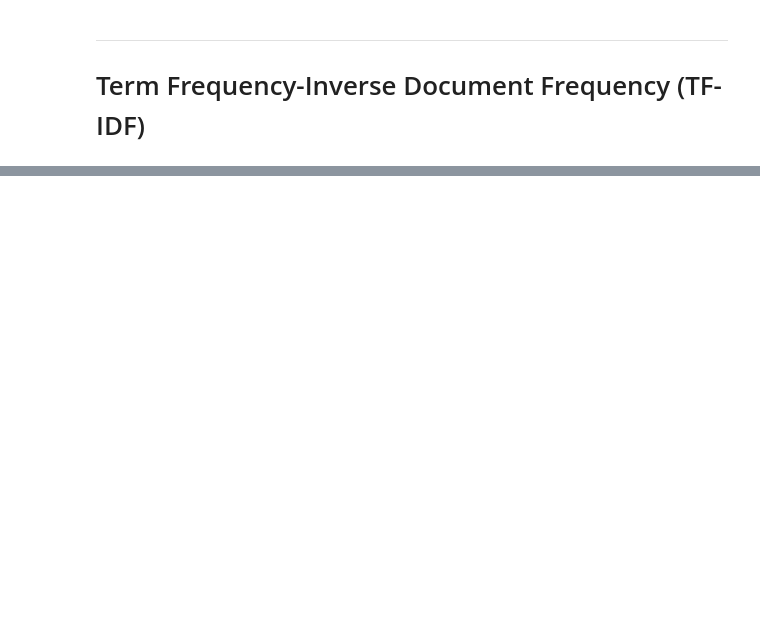
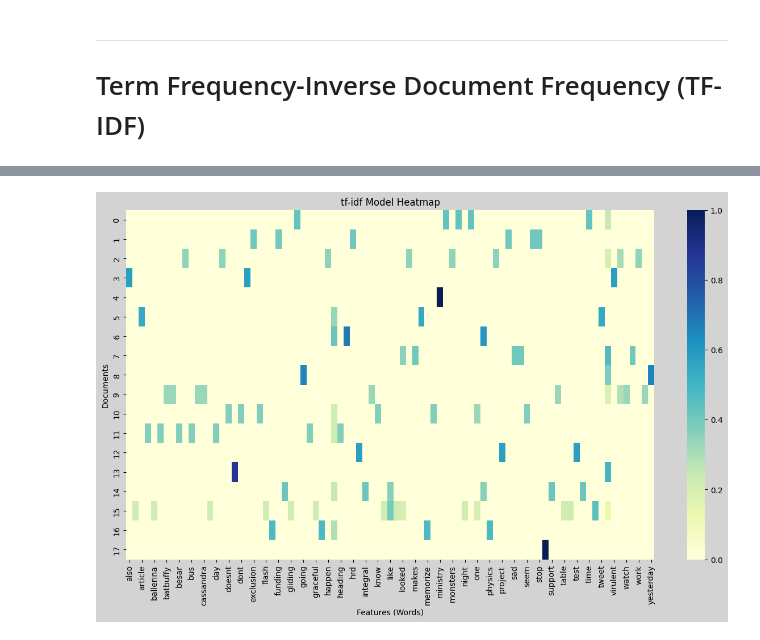
Before and after one commit to hasabir/Tweets_42, a Jupyter notebook: src/notbooks/vectorization.ipynb, the cells around one changed output, grey strips where cells are left out. Cells and saved outputs as stored; diff of their text form; code cells hidden in the pictures; blank space fills up the shorter version.

Commit message:
update visualization

```diff
--- a/src/notbooks/vectorization.ipynb
+++ b/src/notbooks/vectorization.ipynb
@@ -105,19 +91,17 @@ binary_vector
 # Term Frequency-Inverse Document Frequency (TF-IDF)
 # %%
 vectorizer = TfidfVectorizer()
-processed_data = Preprocessing.tokenization(data_set).T
 
-text_data = processed_data.fillna('').apply(lambda row: ' '.join([' '.join(words) for words in row]), axis=1)
+processed_data = Preprocessing.tokenization(data_set)
+text_data = processed_data['processed_tweet'].apply(lambda row: ' '.join(row))
 
-vectorizer.fit(text_data)
+tf_idf_vector = vectorizer.fit_transform(text_data)
 
 transformed_output = vectorizer.transform(text_data)
 feature_names = vectorizer.get_feature_names_out()
 dense_output = transformed_output.todense()
-tf_idf_vector = pd.DataFrame(
+visulize_tf_idf_vector = pd.DataFrame(
     dense_output,
     columns=feature_names,
     index=text_data.index
 )
-
-tf_idf_vector
@@ -129,0 +108,13 @@ tf_idf_vector
+# %%
+import seaborn as sns
+import matplotlib.pyplot as plt
+
+# plt.figure(figsize=(15, 8))
+plt.figure(figsize=(15, 8), facecolor='lightgray')
+sns.heatmap(visulize_tf_idf_vector, cmap="YlGnBu", annot=False, cbar=True)
+plt.title("tf-idf Model Heatmap")
+plt.xlabel("Features (Words)")
+plt.ylabel("Documents")
+plt.show()
+# %% [output]
+[figure, added]
```
Also changed, not shown: parts of 5 cells of this notebook, 2 other files.
